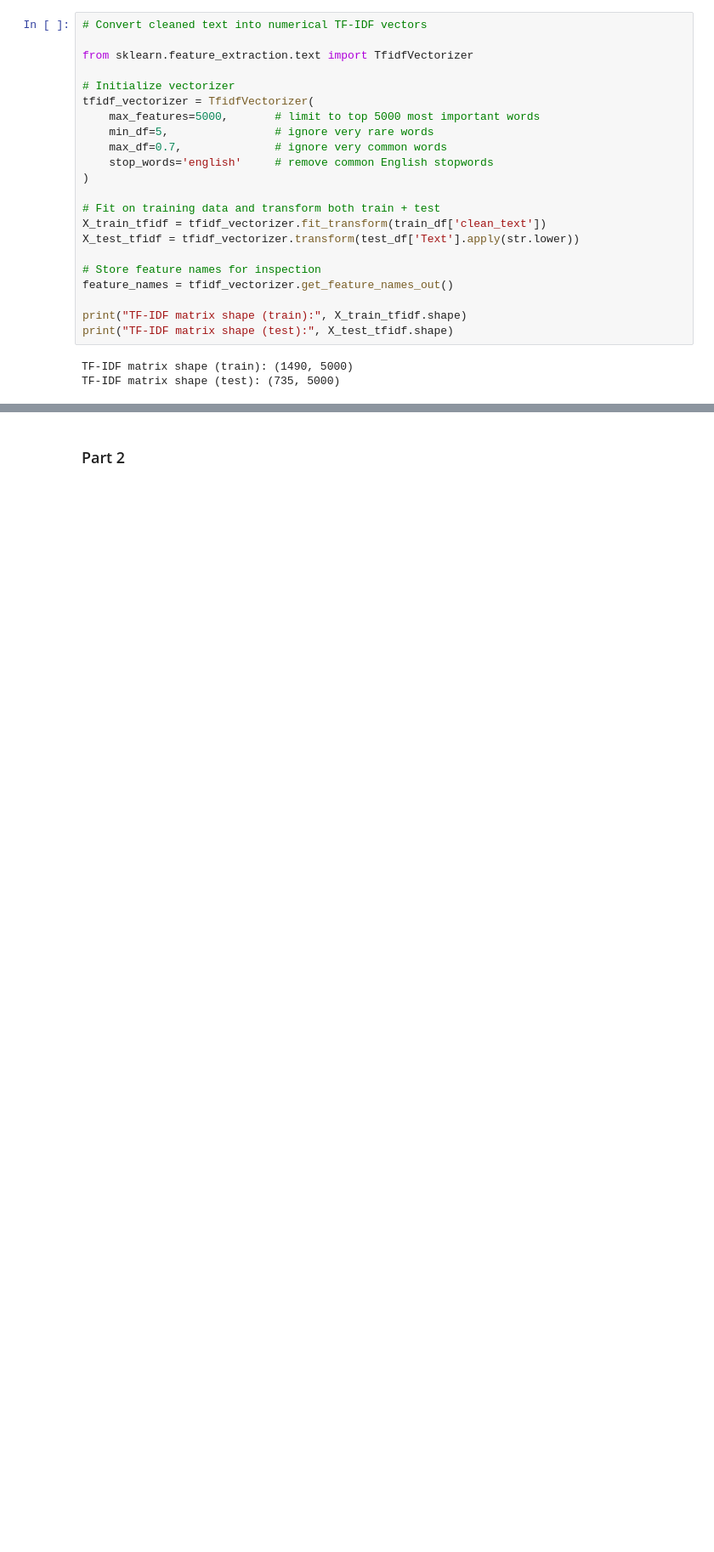
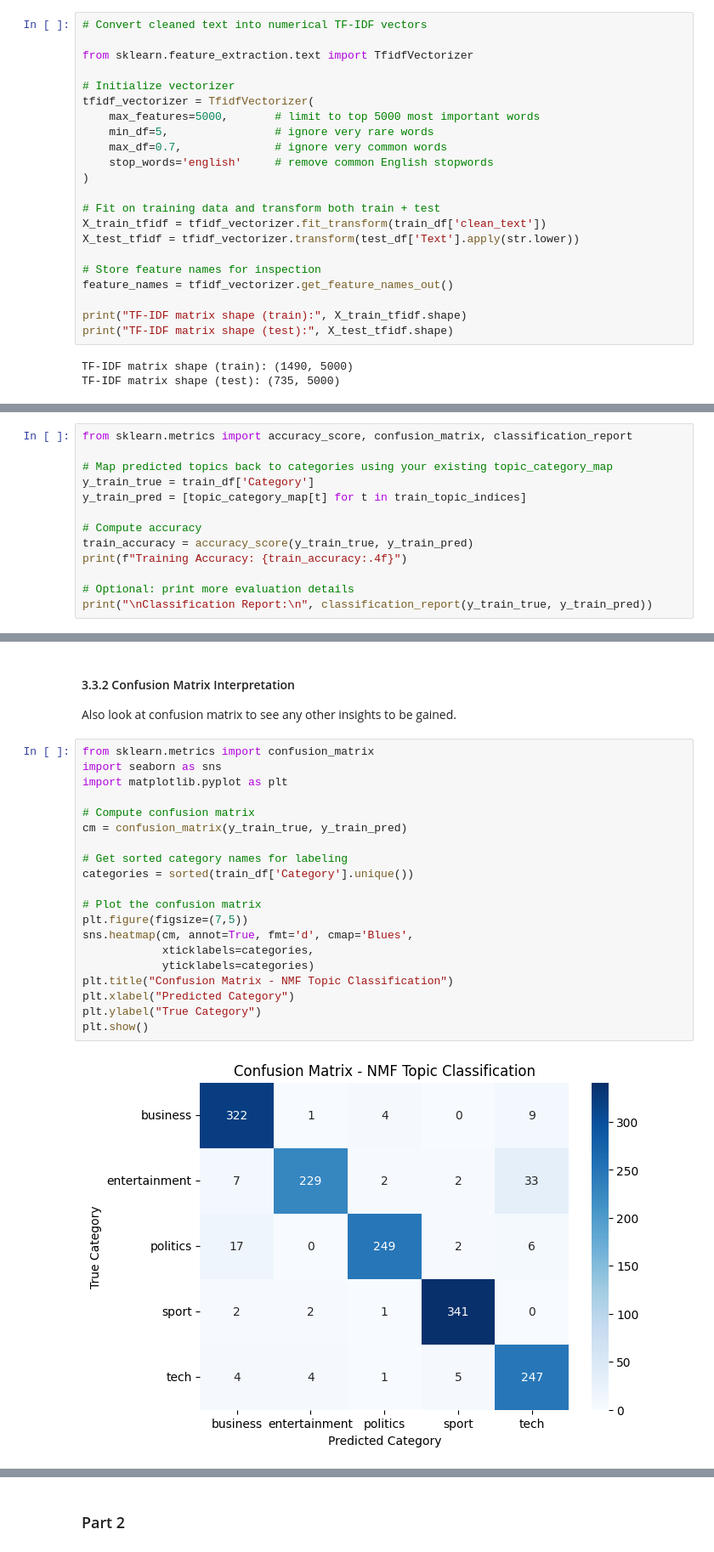
Before and after one commit to Mosh333/csca5632-nlp-kaggle-bbc-news-classification, a Jupyter notebook: notebooks/CSCA5632-nlp-kaggle-bbc-news-classification.ipynb, the cells around one changed output, grey strips where cells are left out. Shown at 85% size. Saved outputs shown, nothing was run; the diff lists cells and outputs as text; blank space fills up the shorter version.

```diff
--- a/notebooks/CSCA5632-nlp-kaggle-bbc-news-classification.ipynb
+++ b/notebooks/CSCA5632-nlp-kaggle-bbc-news-classification.ipynb
@@ -499,0 +535,13 @@ Name: True_Category, dtype: object
+# %%
+from sklearn.metrics import accuracy_score, confusion_matrix, classification_report
+
+# Map predicted topics back to categories using your existing topic_category_map
+y_train_true = train_df['Category']
+y_train_pred = [topic_category_map[t] for t in train_topic_indices]
+
+# Compute accuracy
+train_accuracy = accuracy_score(y_train_true, y_train_pred)
+print(f"Training Accuracy: {train_accuracy:.4f}")
+
+# Optional: print more evaluation details
+print("\nClassification Report:\n", classification_report(y_train_true, y_train_pred))
@@ -499,0 +563,26 @@ Name: True_Category, dtype: object
+# %% [markdown]
+#### 3.3.2 Confusion Matrix Interpretation
+
+Also look at confusion matrix to see any other insights to be gained.
+# %%
+from sklearn.metrics import confusion_matrix
+import seaborn as sns
+import matplotlib.pyplot as plt
+
+# Compute confusion matrix
+cm = confusion_matrix(y_train_true, y_train_pred)
+
+# Get sorted category names for labeling
+categories = sorted(train_df['Category'].unique())
+
+# Plot the confusion matrix
+plt.figure(figsize=(7,5))
+sns.heatmap(cm, annot=True, fmt='d', cmap='Blues',
+            xticklabels=categories,
+            yticklabels=categories)
+plt.title("Confusion Matrix - NMF Topic Classification")
+plt.xlabel("Predicted Category")
+plt.ylabel("True Category")
+plt.show()
+# %% [output]
+[figure, added]
```
Also changed, not shown: parts of 24 cells of this notebook, 3 other files.
